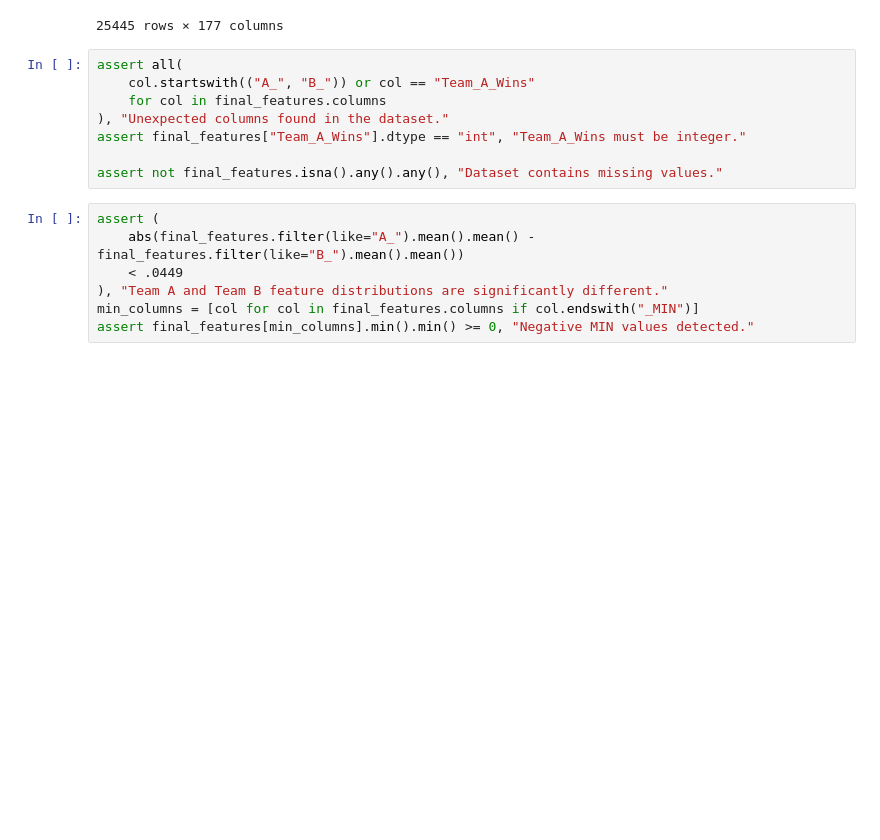
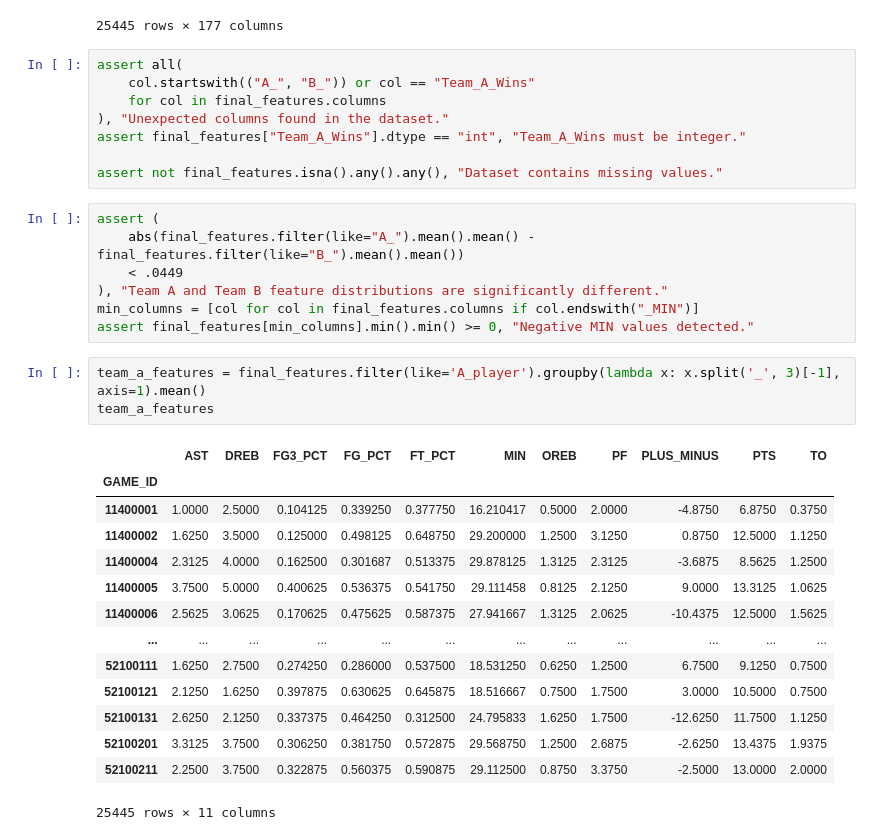
Before and after one commit to joaquinuriarte/sports-betting, a Jupyter notebook: z-model_binaries/processed_dataset_check/processed_ds_verification.ipynb, the cells around one changed output. Saved outputs shown, nothing was run; the diff lists cells and outputs as text; blank space fills up the shorter version.

```diff
--- a/z-model_binaries/processed_dataset_check/processed_ds_verification.ipynb
+++ b/z-model_binaries/processed_dataset_check/processed_ds_verification.ipynb
@@ -50,3 +50,21 @@ assert (
 ), "Team A and Team B feature distributions are significantly different."
 min_columns = [col for col in final_features.columns if col.endswith("_MIN")]
 assert final_features[min_columns].min().min() >= 0, "Negative MIN values detected."
+# %%
+team_a_features = final_features.filter(like='A_player').groupby(lambda x: x.split('_', 3)[-1], axis=1).mean()
+team_a_features
+# %% [output]
+|  | AST | DREB | FG3_PCT | FG_PCT | FT_PCT | MIN | OREB | PF | PLUS_MINUS | PTS | TO |
+| GAME_ID |  |  |  |  |  |  |  |  |  |  |  |
+| 11400001 | 1.0000 | 2.5000 | 0.104125 | 0.339250 | 0.377750 | 16.210417 | 0.5000 | 2.0000 | -4.8750 | 6.8750 | 0.3750 |
+| 11400002 | 1.6250 | 3.5000 | 0.125000 | 0.498125 | 0.648750 | 29.200000 | 1.2500 | 3.1250 | 0.8750 | 12.5000 | 1.1250 |
+| 11400004 | 2.3125 | 4.0000 | 0.162500 | 0.301687 | 0.513375 | 29.878125 | 1.3125 | 2.3125 | -3.6875 | 8.5625 | 1.2500 |
+| 11400005 | 3.7500 | 5.0000 | 0.400625 | 0.536375 | 0.541750 | 29.111458 | 0.8125 | 2.1250 | 9.0000 | 13.3125 | 1.0625 |
+| 11400006 | 2.5625 | 3.0625 | 0.170625 | 0.475625 | 0.587375 | 27.941667 | 1.3125 | 2.0625 | -10.4375 | 12.5000 | 1.5625 |
+| ... | ... | ... | ... | ... | ... | ... | ... | ... | ... | ... | ... |
+| 52100111 | 1.6250 | 2.7500 | 0.274250 | 0.286000 | 0.537500 | 18.531250 | 0.6250 | 1.2500 | 6.7500 | 9.1250 | 0.7500 |
+| 52100121 | 2.1250 | 1.6250 | 0.397875 | 0.630625 | 0.645875 | 18.516667 | 0.7500 | 1.7500 | 3.0000 | 10.5000 | 0.7500 |
+| 52100131 | 2.6250 | 2.1250 | 0.337375 | 0.464250 | 0.312500 | 24.795833 | 1.6250 | 1.7500 | -12.6250 | 11.7500 | 1.1250 |
+| 52100201 | 3.3125 | 3.7500 | 0.306250 | 0.381750 | 0.572875 | 29.568750 | 1.2500 | 2.6875 | -2.6250 | 13.4375 | 1.9375 |
+| 52100211 | 2.2500 | 3.7500 | 0.322875 | 0.560375 | 0.590875 | 29.112500 | 0.8750 | 3.3750 | -2.5000 | 13.0000 | 2.0000 |
+25445 rows × 11 columns
```
Also changed, not shown: parts of 4 cells of this notebook, 1 other file.
